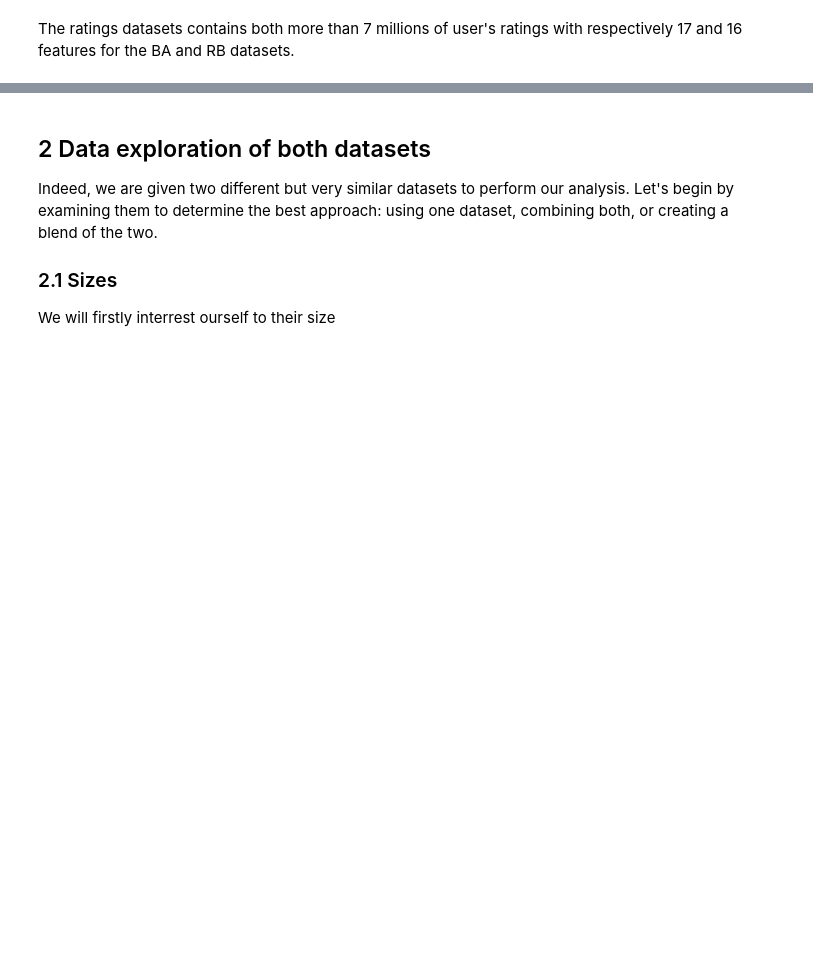
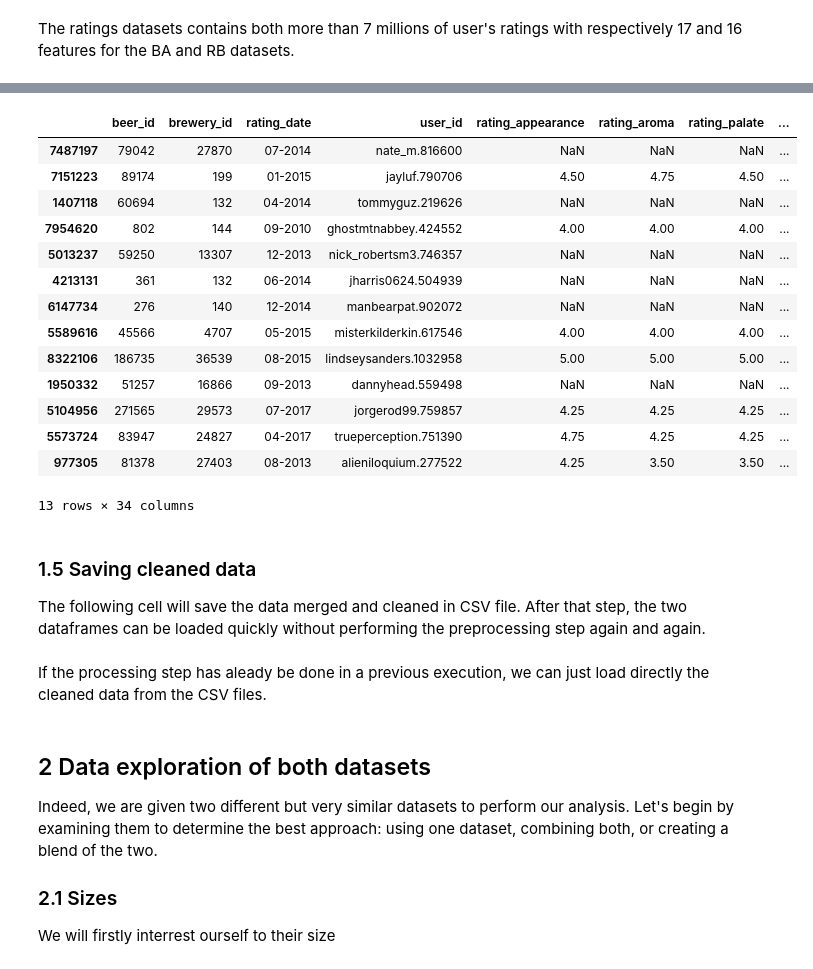
Before and after one commit to epfl-ada/ada-2024-project-casiervert952, a Jupyter notebook: analysis.ipynb, the cells around one changed output, grey strips where cells are left out. Drawn from its saved outputs; the diff is of its cells as text; code cells hidden in the pictures; blank space fills up the shorter version.

```diff
--- a/analysis.ipynb
+++ b/analysis.ipynb
@@ -245,0 +185,8 @@ Index(['beer_id', 'brewery_id', 'rating_date', 'user_id', 'rating_appearance',
+# %%
+if (COMPUTE_PREPROCESSED_DATA):
+    # Changing the format of the date of the two datasets to the format "Month-Year" (the format can easily be changed).
+    BA_cleaned = BA_merged
+    BA_cleaned["rating_date"] = pd.to_datetime(BA_cleaned["rating_date"], unit='s').dt.strftime("%m-%Y")
+
+    RB_cleaned = RB_merged
+    RB_cleaned["rating_date"] = pd.to_datetime(RB_cleaned["rating_date"], unit='s').dt.strftime("%m-%Y")
@@ -245,0 +197,10 @@ Index(['beer_id', 'brewery_id', 'rating_date', 'user_id', 'rating_appearance',
+# %%
+if (COMPUTE_PREPROCESSED_DATA):
+    # Spliting the "user_location" in country and state fields
+    split_locations = BA_cleaned['user_location'].str.split(',', expand=True)
+    BA_cleaned['user_country'] = split_locations[0].str.strip()
+    BA_cleaned['user_state'] = split_locations[1].str.strip() if len(split_locations) > 1 else np.nan
+
+    split_locations = RB_cleaned['user_location'].str.split(',', expand=True)
+    RB_cleaned['user_country'] = split_locations[0].str.strip()
+    RB_cleaned['user_state'] = split_locations[1].str.strip() if len(split_locations) > 1 else np.nan
@@ -245,0 +209,10 @@ Index(['beer_id', 'brewery_id', 'rating_date', 'user_id', 'rating_appearance',
+# %%
+if (COMPUTE_PREPROCESSED_DATA):
+    # Spliting the "breweries_location" in country and state fields
+    split_locations = BA_cleaned['breweries_location'].str.split(',', expand=True)
+    BA_cleaned['breweries_country'] = split_locations[0].str.strip()
+    BA_cleaned['breweries_state'] = split_locations[1].str.strip() if len(split_locations) > 1 else np.nan
+
+    split_locations = RB_cleaned['breweries_location'].str.split(',', expand=True)
+    RB_cleaned['breweries_country'] = split_locations[0].str.strip()
+    RB_cleaned['breweries_state'] = split_locations[1].str.strip() if len(split_locations) > 1 else np.nan
@@ -245,0 +236,5 @@ Index(['beer_id', 'brewery_id', 'rating_date', 'user_id', 'rating_appearance',
+# %%
+if (COMPUTE_PREPROCESSED_DATA):
+    # Dropping the element with no country field
+    BA_cleaned = BA_cleaned.dropna(subset=['user_country'])
+    RB_cleaned = RB_cleaned.dropna(subset=['user_country'])
@@ -245,0 +245,23 @@ Index(['beer_id', 'brewery_id', 'rating_date', 'user_id', 'rating_appearance',
+# %%
+if (COMPUTE_PREPROCESSED_DATA):
+    display(BA_cleaned.sample(13))
+# %% [output]
+|  | beer_id | brewery_id | rating_date | user_id | rating_appearance | rating_aroma | rating_palate | ... |
+| 7487197 | 79042 | 27870 | 07-2014 | nate_m.816600 | NaN | NaN | NaN | ... |
+| 7151223 | 89174 | 199 | 01-2015 | jayluf.790706 | 4.50 | 4.75 | 4.50 | ... |
+| 1407118 | 60694 | 132 | 04-2014 | tommyguz.219626 | NaN | NaN | NaN | ... |
+| 7954620 | 802 | 144 | 09-2010 | ghostmtnabbey.424552 | 4.00 | 4.00 | 4.00 | ... |
+| 5013237 | 59250 | 13307 | 12-2013 | nick_robertsm3.746357 | NaN | NaN | NaN | ... |
+| 4213131 | 361 | 132 | 06-2014 | jharris0624.504939 | NaN | NaN | NaN | ... |
+| 6147734 | 276 | 140 | 12-2014 | manbearpat.902072 | NaN | NaN | NaN | ... |
+| 5589616 | 45566 | 4707 | 05-2015 | misterkilderkin.617546 | 4.00 | 4.00 | 4.00 | ... |
+| 8322106 | 186735 | 36539 | 08-2015 | lindseysanders.1032958 | 5.00 | 5.00 | 5.00 | ... |
+| 1950332 | 51257 | 16866 | 09-2013 | dannyhead.559498 | NaN | NaN | NaN | ... |
+| 5104956 | 271565 | 29573 | 07-2017 | jorgerod99.759857 | 4.25 | 4.25 | 4.25 | ... |
+| 5573724 | 83947 | 24827 | 04-2017 | trueperception.751390 | 4.75 | 4.25 | 4.25 | ... |
+| 977305 | 81378 | 27403 | 08-2013 | alieniloquium.277522 | 4.25 | 3.50 | 3.50 | ... |
+13 rows × 34 columns
+# %% [markdown]
+### 1.5 Saving cleaned data
+
+The following cell will save the data merged and cleaned in CSV file. After that step, the two dataframes can be loaded quickly without performing the preprocessing step again and again.
@@ -245,0 +273,2 @@ Index(['beer_id', 'brewery_id', 'rating_date', 'user_id', 'rating_appearance',
+# %% [markdown]
+If the processing step has aleady be done in a previous execution, we can just load directly the cleaned data from the CSV files.
```
Also changed, not shown: parts of 67 cells of this notebook, 1 other file.
